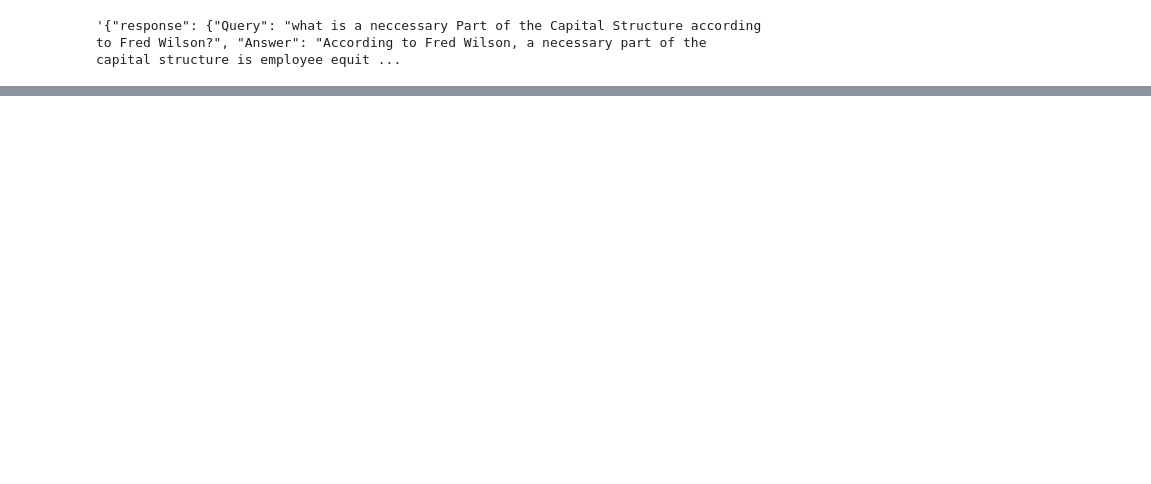
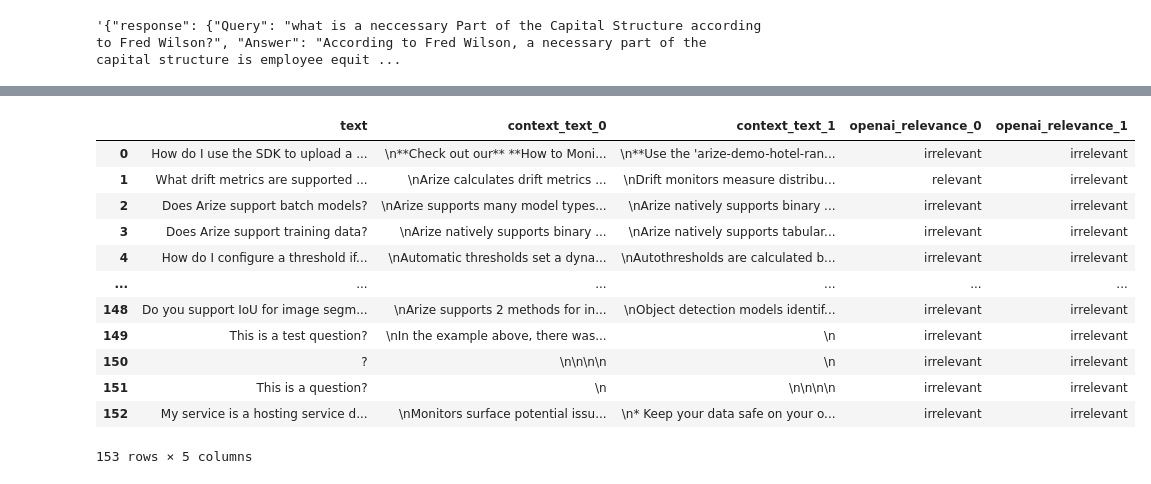
Before and after one commit to plaban1981/Langchain_usecases, a Jupyter notebook: Retrieval_Augmented_Generation.ipynb, the cells around one changed output, grey strips where cells are left out. Saved outputs shown, nothing was run; the diff lists cells and outputs as text; code cells hidden in the pictures; blank space fills up the shorter version.

```diff
--- a/Retrieval_Augmented_Generation.ipynb
+++ b/Retrieval_Augmented_Generation.ipynb
@@ -1358,0 +1545,6 @@ print(out)
+# %%
+
+query_df = pd.read_parquet(
+    "http://storage.googleapis.com/arize-assets/phoenix/datasets/unstructured/llm/context-retrieval/langchain-pinecone/langchain_pinecone_query_dataframe_with_user_feedbackv2.parquet"
+)
+query_df.head()
@@ -1358,0 +1558,8 @@ print(out)
+# %%
+
+database_centroid = database_df["text_vector"].mean()
+database_df["centered_text_vector"] = database_df["text_vector"].apply(
+    lambda x: x - database_centroid
+)
+query_centroid = query_df["text_vector"].mean()
+query_df["centered_text_vector"] = query_df["text_vector"].apply(lambda x: x - query_centroid)
@@ -1358,0 +1669,20 @@ print(out)
+# %%
+openai_evaluations_df = pd.read_parquet(
+    "http://storage.googleapis.com/arize-assets/phoenix/datasets/unstructured/llm/context-retrieval/langchain-pinecone/langchain_pinecone_openai_evaluations.parquet",
+)[["text", "openai_relevance_0", "openai_relevance_1"]]
+query_df = pd.merge(query_df, openai_evaluations_df, on="text")
+query_df[["text", "context_text_0", "context_text_1", "openai_relevance_0", "openai_relevance_1"]]
+# %% [output]
+|  | text | context_text_0 | context_text_1 | openai_relevance_0 | openai_relevance_1 |
+| 0 | How do I use the SDK to upload a ... | \n**Check out our** **How to Moni... | \n**Use the 'arize-demo-hotel-ran... | irrelevant | irrelevant |
+| 1 | What drift metrics are supported ... | \nArize calculates drift metrics ... | \nDrift monitors measure distribu... | relevant | irrelevant |
+| 2 | Does Arize support batch models? | \nArize supports many model types... | \nArize natively supports binary ... | irrelevant | irrelevant |
+| 3 | Does Arize support training data? | \nArize natively supports binary ... | \nArize natively supports tabular... | irrelevant | irrelevant |
+| 4 | How do I configure a threshold if... | \nAutomatic thresholds set a dyna... | \nAutothresholds are calculated b... | irrelevant | irrelevant |
+| ... | ... | ... | ... | ... | ... |
+| 148 | Do you support IoU for image segm... | \nArize supports 2 methods for in... | \nObject detection models identif... | irrelevant | irrelevant |
+| 149 | This is a test question? | \nIn the example above, there was... | \n | irrelevant | irrelevant |
+| 150 | ? | \n\n\n\n | \n | irrelevant | irrelevant |
+| 151 | This is a question? | \n | \n\n\n\n | irrelevant | irrelevant |
+| 152 | My service is a hosting service d... | \nMonitors surface potential issu... | \n* Keep your data safe on your o... | irrelevant | irrelevant |
+153 rows × 5 columns
```
Also changed, not shown: parts of 34 cells of this notebook.
